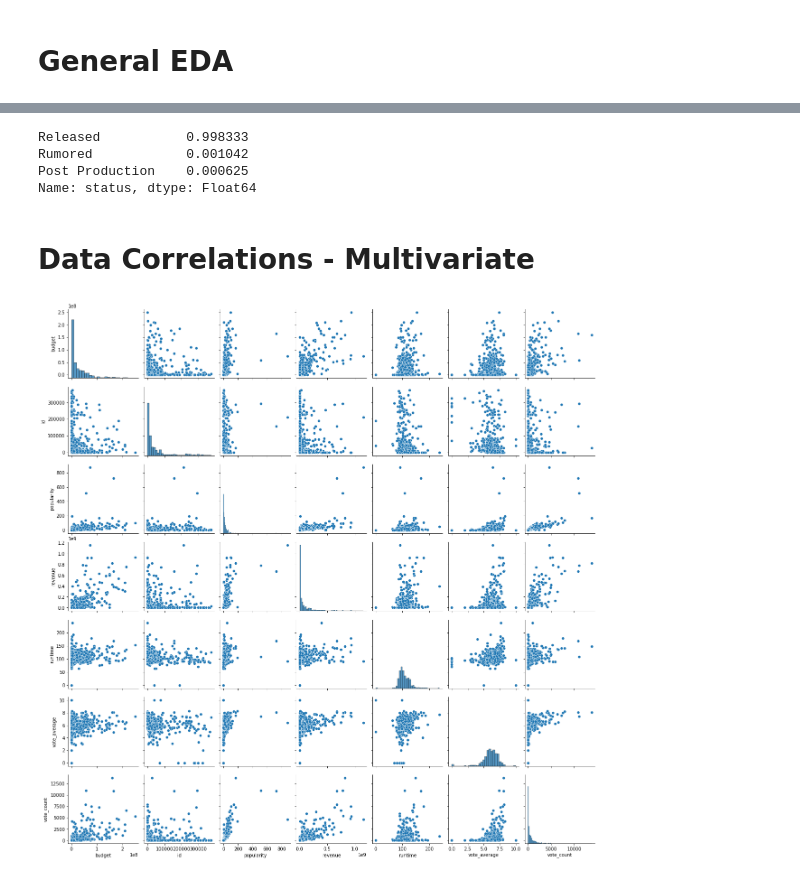
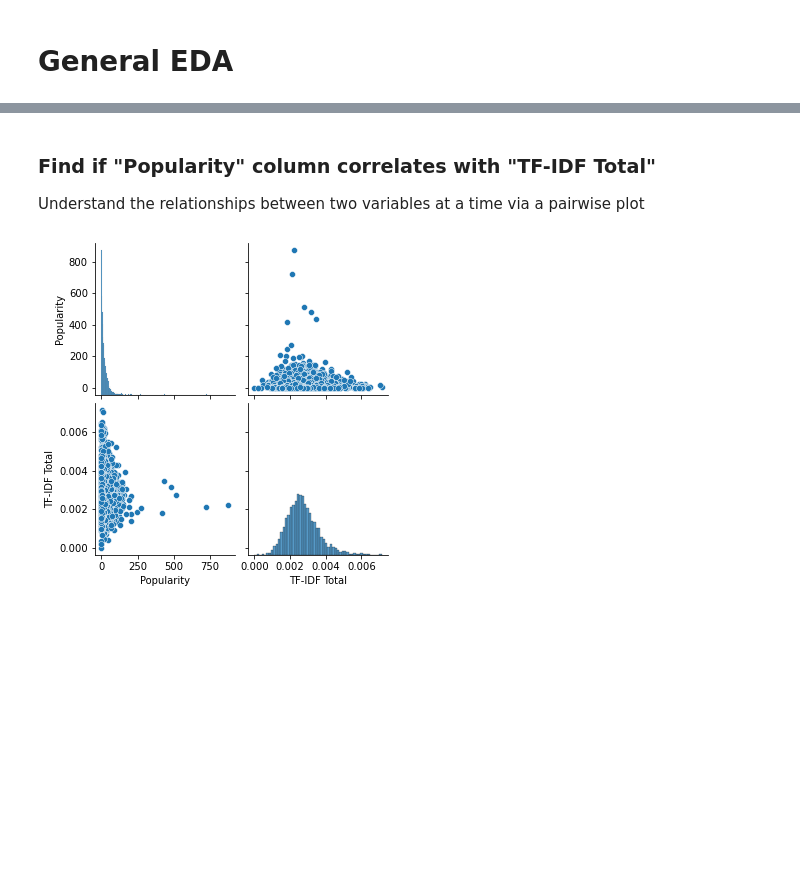
Before and after one commit to charles-reinertson/movie_analysis, a Jupyter notebook: CHARLES_Study_Question.ipynb, the cells around one changed output, grey strips where cells are left out. Saved outputs shown, nothing was run; the diff lists cells and outputs as text; code cells hidden in the pictures; blank space fills up the shorter version.

Commit message:
TF-IDF correlation with popularity rough draft is finished. Please review and give me your thoughts.

```diff
--- a/CHARLES_Study_Question.ipynb
+++ b/CHARLES_Study_Question.ipynb
@@ -87,0 +276,7 @@ df.describe()
+# %%
+transformer = TfidfTransformer()
+transformed_weights = transformer.fit_transform(X)
+weights = np.asarray(transformed_weights.mean(axis=0)).ravel().tolist()
+weights_df = pd.DataFrame({'term': vectorizer.get_feature_names_out(), 'weight': weights})
+# %%
+weight_dict = dict(value for value in zip(weights_df['term'], weights_df['weight']))
@@ -87,0 +305,11 @@ df.describe()
+# %%
+overview = np.char.split(list(overview))
+tfidf_count = []
+
+for i, sentence in enumerate(overview.tolist()):
+    sum_weights = np.array([weight_dict[word] for word in sentence if word in weight_dict]).sum()
+    sentence_length = len(sentence)
+    if sentence_length != 0:
+        tfidf_count.append(sum_weights / sentence_length)
+    else:
+        tfidf_count.append(0)
@@ -88,3 +318,5 @@ df.describe()
+# %%
+df = pd.DataFrame({'Popularity':list(df['popularity']),'Overview':overview, 'TF-IDF Total': tfidf_count})
 # %%
 df.head()
 # %% [output]
@@ -118,17 +329,9 @@ Name: original_language, dtype: Float64
-# %%
-# breakdown of movie status
-df.status.value_counts(normalize=True)
-# %% [output]
-Released           0.998333
-Rumored            0.001042
-Post Production    0.000625
-Name: status, dtype: Float64
-# %% [markdown]
-# Data Correlations - Multivariate
+# %% [markdown]
+### Find if "Popularity" column correlates with "TF-IDF Total"
+Understand the relationships between two variables at a time via a pairwise plot
 # %%
-# Understand the relationships between two variables at a time via a pairwise plot
-dfs = df[list(df._get_numeric_data().columns)].sample(n=500)
+dfs = df[list(df._get_numeric_data().columns)]
 sns.pairplot(dfs)  # pairwise plots - may take a long time to run
 plt.show()
 # %% [output]
-[figure, old version]
+[figure, new version]
```
Also changed, not shown: parts of 46 cells of this notebook.
